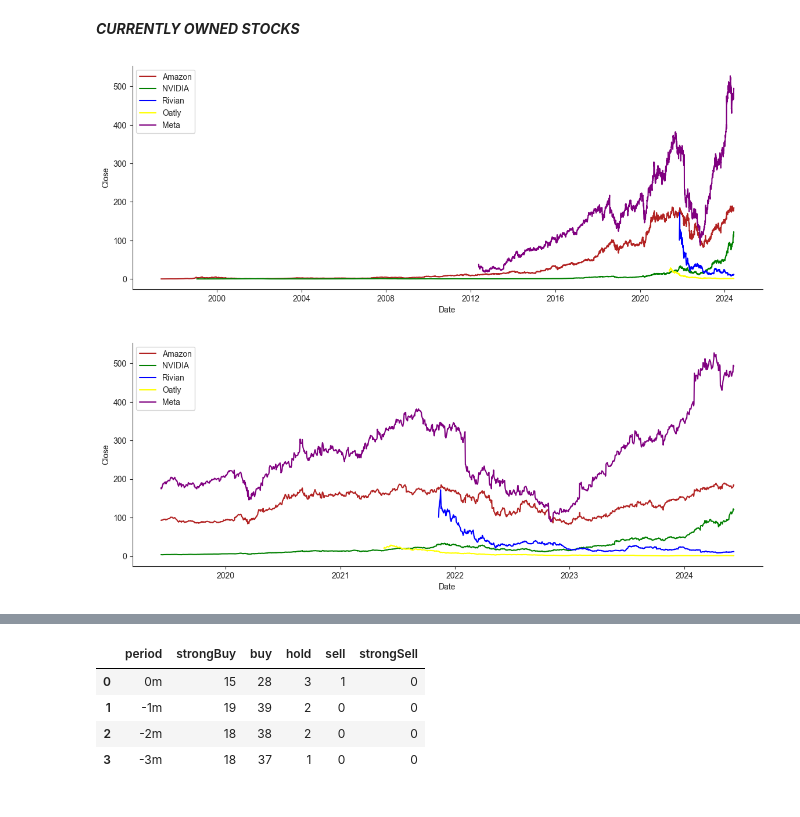
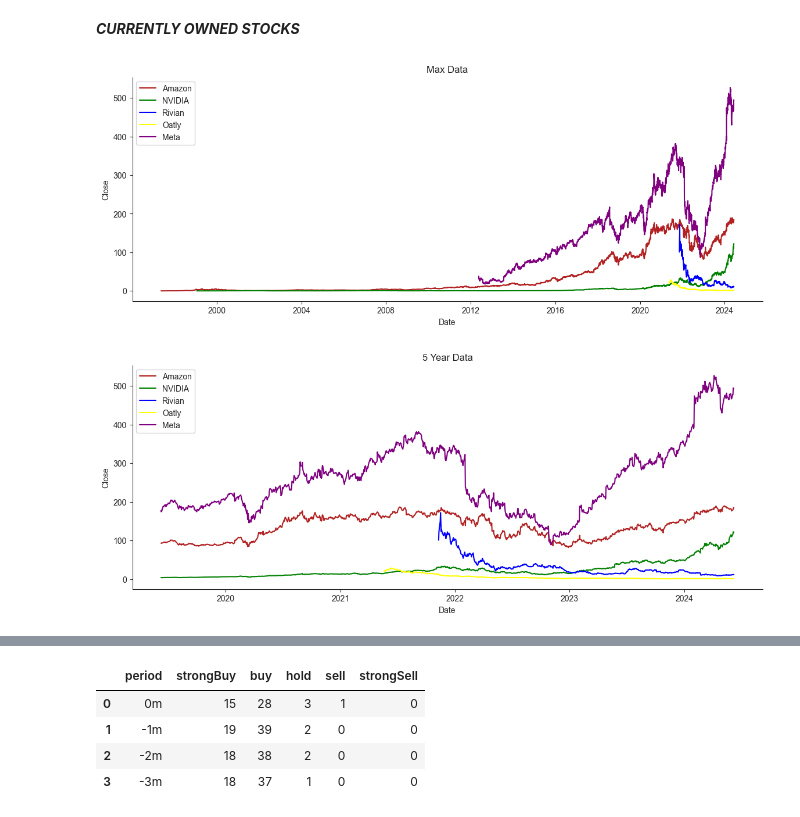
Before and after one commit to drad2042/StockProject, a Jupyter notebook: NewStock.ipynb, the cells around one changed output, grey strips where cells are left out. Cells and saved outputs as stored; diff of their text form; code cells hidden in the pictures.

```diff
--- a/NewStock.ipynb
+++ b/NewStock.ipynb
@@ -44,17 +52,19 @@ meta_history5y = meta.history(period = "5y")
 #nvidia_history = nvidia_history.reset_index()
 # %%
 plt.figure(figsize = (14,5))
+plt.title("Max Data")
 sns.set_style("ticks")
 sns.lineplot(data = amazon_history, x = "Date", y = "Close", color = "firebrick", label = "Amazon")
 sns.lineplot(data = nvidia_history, x = "Date", y = "Close", color = "green", label = "NVIDIA")
 sns.lineplot(data = rivian_history, x = "Date", y = "Close", color = "blue", label = "Rivian")
 sns.lineplot(data = oatly_history, x = "Date", y = "Close", color = "yellow", label = "Oatly")
 sns.lineplot(data = meta_history, x = "Date", y = "Close", color = "purple", label = "Meta")
 sns.despine()
 # %% [output]
-[figure, old version]
+[figure, new version]
 # %%
 plt.figure(figsize = (14,5))
+plt.title("5 Year Data")
 sns.set_style("ticks")
 sns.lineplot(data = amazon_history5y, x = "Date", y = "Close", color = "firebrick", label = "Amazon")
 sns.lineplot(data = nvidia_history5y, x = "Date", y = "Close", color = "green", label = "NVIDIA")
@@ -63,4 +73,4 @@ sns.lineplot(data = oatly_history5y, x = "Date", y = "Close", color = "yellow",
 sns.lineplot(data = meta_history5y, x = "Date", y = "Close", color = "purple", label = "Meta")
 sns.despine()
 # %% [output]
-[figure, old version]
+[figure, new version]
```
Also changed, not shown: parts of 2 cells of this notebook.
